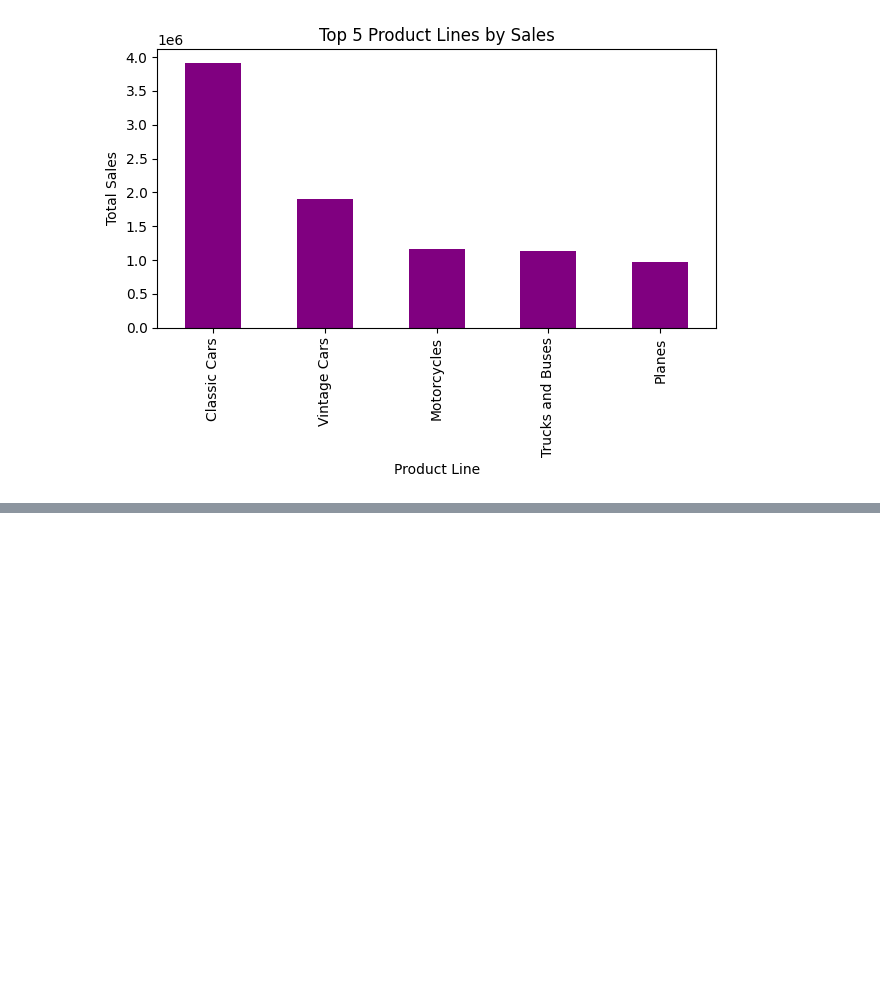
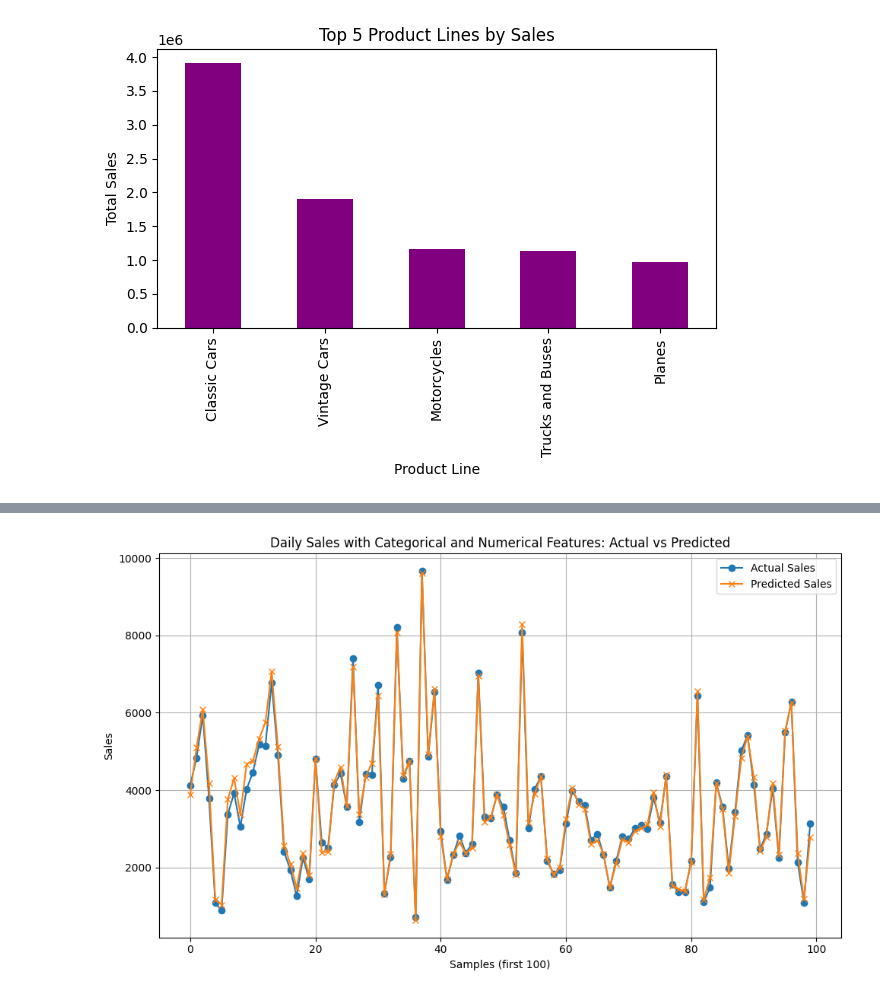
Before and after one commit to Vanshree005/FUTURE_ML_01, a Jupyter notebook: ML_1_Task_1.ipynb, the cells around one changed output, grey strips where cells are left out. Drawn from its saved outputs; the diff is of its cells as text; code cells hidden in the pictures; blank space fills up the shorter version.

```diff
--- a/ML_1_Task_1.ipynb
+++ b/ML_1_Task_1.ipynb
@@ -62,0 +79,63 @@ plt.show()
+# %%
+df['ORDERDATE'] = pd.to_datetime(df['ORDERDATE'], errors='coerce')
+df = df.dropna(subset=['ORDERDATE'])
+
+# Create 'DAY' feature representing the day of the month
+df['DAY'] = df['ORDERDATE'].dt.day.astype(str)
+
+# Update features_to_use and categorical_features
+features_to_use = ['DAY', 'PRODUCTLINE', 'CITY', 'STATE', 'COUNTRY', 'DEALSIZE',
+                   'QUANTITYORDERED', 'PRICEEACH', 'MSRP', 'QTR_ID', 'PRODUCTCODE']
+categorical_features = ['PRODUCTLINE', 'CITY', 'STATE', 'COUNTRY', 'DEALSIZE', 'DAY', 'PRODUCTCODE']
+numeric_features = ['QUANTITYORDERED', 'PRICEEACH', 'MSRP', 'QTR_ID']
+df[categorical_features] = df[categorical_features].astype(str)
+grouped = df.groupby(features_to_use, as_index=False).agg({
+ 'SALES': 'sum',
+ 'QUANTITYORDERED': 'mean',
+ 'PRICEEACH': 'mean',
+ 'MSRP': 'mean',
+ 'QTR_ID': 'first'
+})
+preprocessor = ColumnTransformer([
+ ('cat', OneHotEncoder(sparse_output=False, handle_unknown='ignore'), categorical_features),
+ ('num', MinMaxScaler(), numeric_features)
+])
+X = preprocessor.fit_transform(grouped[categorical_features + numeric_features])
+sales = grouped['SALES'].astype(float).values.reshape(-1, 1)
+y_scaler = MinMaxScaler()
+y = y_scaler.fit_transform(sales)
+model = tf.keras.Sequential([
+    tf.keras.Input(shape=(X.shape[1],)),
+    tf.keras.layers.Dense(128, activation='relu'),
+    tf.keras.layers.Dense(64, activation='relu'),
+    tf.keras.layers.Dense(1)
+])
+
+# ... (previous code for data preparation and model creation) ...
+model = tf.keras.Sequential([
+    tf.keras.Input(shape=(X.shape[1],)),
+    tf.keras.layers.Dense(128, activation='relu'),
+    tf.keras.layers.Dense(64, activation='relu'),
+    tf.keras.layers.Dense(1)
+])
+
+model.compile(optimizer='adam', loss='mse')
+model.fit(X, y, epochs=100, verbose=0)
+
+# Predict and inverse transform
+y_pred = model.predict(X)
+y_pred_rescaled = y_scaler.inverse_transform(y_pred)
+y_true_rescaled = y_scaler.inverse_transform(y)
+
+# Plot actual vs predicted sales (first 100 samples)
+plt.figure(figsize=(10, 6))
+plt.plot(y_true_rescaled[:100], label='Actual Sales', marker='o')
+plt.plot(y_pred_rescaled[:100], label='Predicted Sales', marker='x')
+plt.title('Daily Sales with Categorical and Numerical Features: Actual vs Predicted')
+plt.xlabel('Samples (first 100)')
+plt.ylabel('Sales')
+plt.legend()
+plt.grid(True)
+plt.tight_layout()
+plt.show()
+# %% [output]
@@ -62,0 +143 @@ plt.show()
+[figure, added]
```
Also changed, not shown: parts of 9 cells of this notebook.
